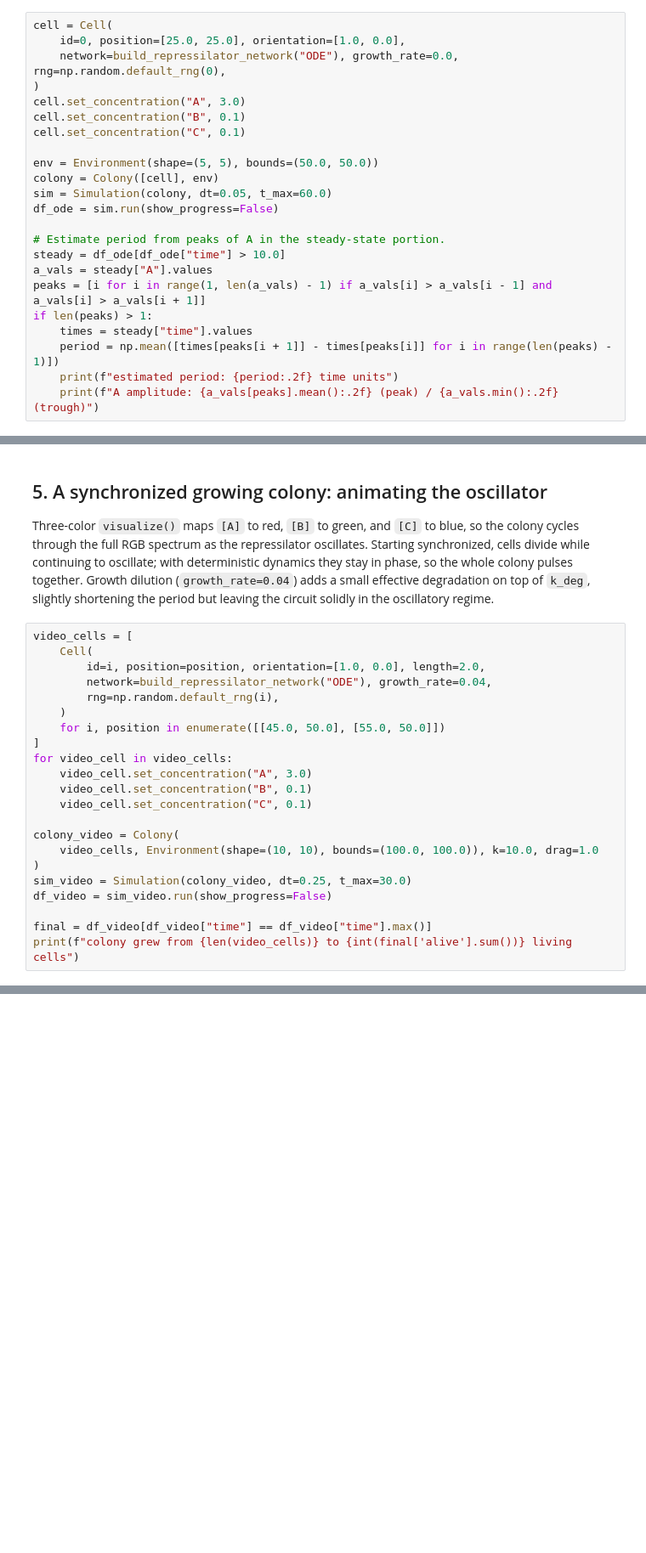
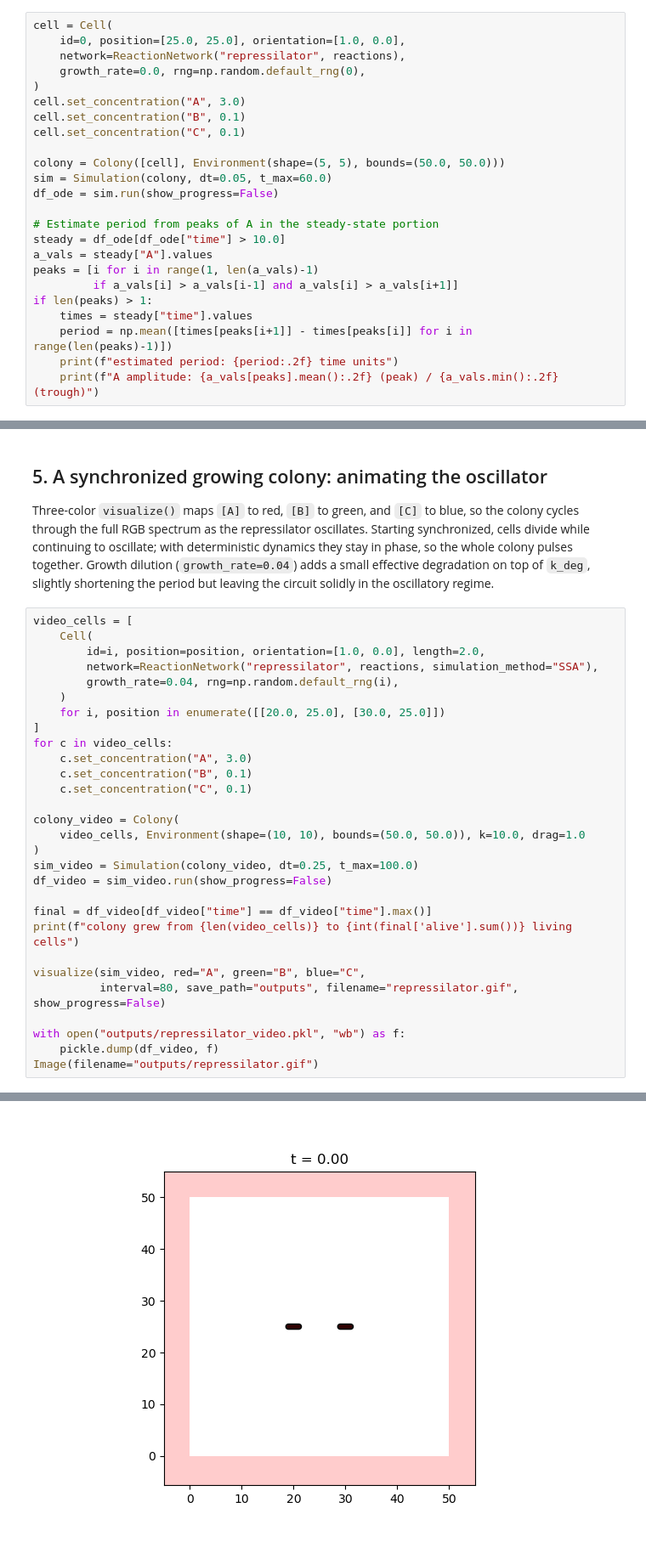
Before and after one commit to Paytonco/multicellular, a Jupyter notebook: examples/repressilator_demo.ipynb, the cells around one changed output, grey strips where cells are left out. Shown at 85% size. Saved outputs shown, nothing was run; the diff lists cells and outputs as text; blank space fills up the shorter version.

```diff
--- a/examples/repressilator_demo.ipynb
+++ b/examples/repressilator_demo.ipynb
@@ -92,24 +85,25 @@ neighbor.
 # %%
 cell = Cell(
     id=0, position=[25.0, 25.0], orientation=[1.0, 0.0],
-    network=build_repressilator_network("ODE"), growth_rate=0.0, rng=np.random.default_rng(0),
+    network=ReactionNetwork("repressilator", reactions),
+    growth_rate=0.0, rng=np.random.default_rng(0),
 )
 cell.set_concentration("A", 3.0)
 cell.set_concentration("B", 0.1)
 cell.set_concentration("C", 0.1)
 
-env = Environment(shape=(5, 5), bounds=(50.0, 50.0))
-colony = Colony([cell], env)
+colony = Colony([cell], Environment(shape=(5, 5), bounds=(50.0, 50.0)))
 sim = Simulation(colony, dt=0.05, t_max=60.0)
 df_ode = sim.run(show_progress=False)
 
-# Estimate period from peaks of A in the steady-state portion.
+# Estimate period from peaks of A in the steady-state portion
 steady = df_ode[df_ode["time"] > 10.0]
 a_vals = steady["A"].values
-peaks = [i for i in range(1, len(a_vals) - 1) if a_vals[i] > a_vals[i - 1] and a_vals[i] > a_vals[i + 1]]
+peaks = [i for i in range(1, len(a_vals)-1)
+         if a_vals[i] > a_vals[i-1] and a_vals[i] > a_vals[i+1]]
 if len(peaks) > 1:
     times = steady["time"].values
-    period = np.mean([times[peaks[i + 1]] - times[peaks[i]] for i in range(len(peaks) - 1)])
+    period = np.mean([times[peaks[i+1]] - times[peaks[i]] for i in range(len(peaks)-1)])
     print(f"estimated period: {period:.2f} time units")
     print(f"A amplitude: {a_vals[peaks].mean():.2f} (peak) / {a_vals.min():.2f} (trough)")
 # %% [output]
@@ -222,22 +216,29 @@ the circuit solidly in the oscillatory regime.
 video_cells = [
     Cell(
         id=i, position=position, orientation=[1.0, 0.0], length=2.0,
-        network=build_repressilator_network("ODE"), growth_rate=0.04,
-        rng=np.random.default_rng(i),
+        network=ReactionNetwork("repressilator", reactions, simulation_method="SSA"),
+        growth_rate=0.04, rng=np.random.default_rng(i),
     )
-    for i, position in enumerate([[45.0, 50.0], [55.0, 50.0]])
+    for i, position in enumerate([[20.0, 25.0], [30.0, 25.0]])
 ]
-for video_cell in video_cells:
-    video_cell.set_concentration("A", 3.0)
-    video_cell.set_concentration("B", 0.1)
-    video_cell.set_concentration("C", 0.1)
+for c in video_cells:
+    c.set_concentration("A", 3.0)
+    c.set_concentration("B", 0.1)
+    c.set_concentration("C", 0.1)
 
 colony_video = Colony(
-    video_cells, Environment(shape=(10, 10), bounds=(100.0, 100.0)), k=10.0, drag=1.0
+    video_cells, Environment(shape=(10, 10), bounds=(50.0, 50.0)), k=10.0, drag=1.0
 )
-sim_video = Simulation(colony_video, dt=0.25, t_max=30.0)
+sim_video = Simulation(colony_video, dt=0.25, t_max=100.0)
 df_video = sim_video.run(show_progress=False)
 
 final = df_video[df_video["time"] == df_video["time"].max()]
 print(f"colony grew from {len(video_cells)} to {int(final['alive'].sum())} living cells")
+
+visualize(sim_video, red="A", green="B", blue="C",
+          interval=80, save_path="outputs", filename="repressilator.gif", show_progress=False)
+
+with open("outputs/repressilator_video.pkl", "wb") as f:
+    pickle.dump(df_video, f)
+Image(filename="outputs/repressilator.gif")
 # %% [output]
@@ -244,0 +246 @@ colony grew from 2 to 8 living cells
+[figure, added]
```
Also changed, not shown: parts of 7 cells of this notebook, 15 other files.
